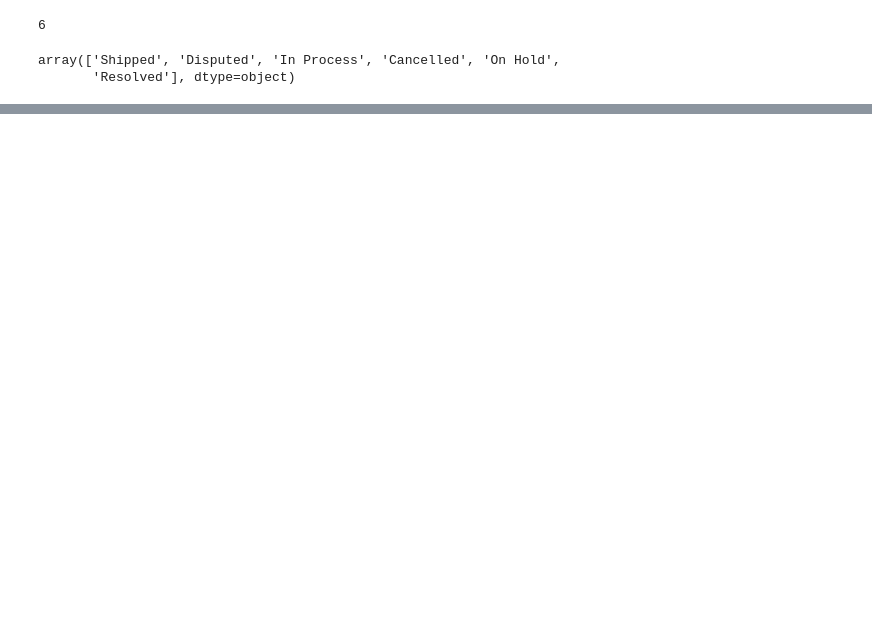
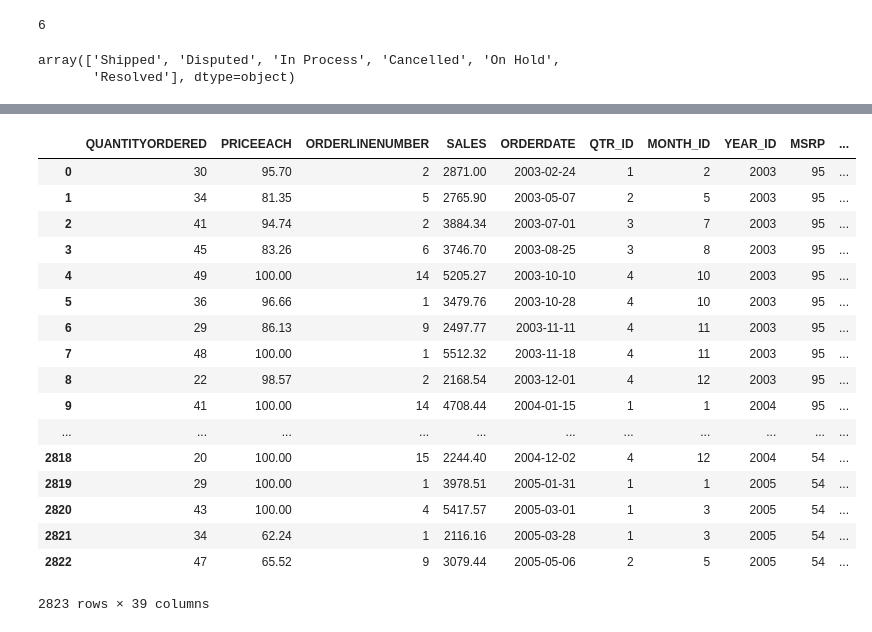
Before and after one commit to alby007100/Machine-Learning, a Jupyter notebook: Marketing AI/AI Business App.ipynb, the cells around one changed output, grey strips where cells are left out. Cells and saved outputs as stored; diff of their text form; code cells hidden in the pictures; blank space fills up the shorter version.

```diff
--- a/Marketing AI/AI Business App.ipynb
+++ b/Marketing AI/AI Business App.ipynb
@@ -236,0 +321,25 @@ def dummies(x):
+# %%
+# Since the number unique product code is 109, if we add one-hot variables, there
+# would be additional 109 columns, we can avoid that by using categorical encoding
+# This is not the optimal way of dealing with it but it's important to avoid curse of dimensionality
+sales_df['PRODUCTCODE'] = pd.Categorical(sales_df['PRODUCTCODE']).codes
+sales_df
+# %% [output]
+|  | QUANTITYORDERED | PRICEEACH | ORDERLINENUMBER | SALES | ORDERDATE | QTR_ID | MONTH_ID | YEAR_ID | MSRP | ... |
+| 0 | 30 | 95.70 | 2 | 2871.00 | 2003-02-24 | 1 | 2 | 2003 | 95 | ... |
+| 1 | 34 | 81.35 | 5 | 2765.90 | 2003-05-07 | 2 | 5 | 2003 | 95 | ... |
+| 2 | 41 | 94.74 | 2 | 3884.34 | 2003-07-01 | 3 | 7 | 2003 | 95 | ... |
+| 3 | 45 | 83.26 | 6 | 3746.70 | 2003-08-25 | 3 | 8 | 2003 | 95 | ... |
+| 4 | 49 | 100.00 | 14 | 5205.27 | 2003-10-10 | 4 | 10 | 2003 | 95 | ... |
+| 5 | 36 | 96.66 | 1 | 3479.76 | 2003-10-28 | 4 | 10 | 2003 | 95 | ... |
+| 6 | 29 | 86.13 | 9 | 2497.77 | 2003-11-11 | 4 | 11 | 2003 | 95 | ... |
+| 7 | 48 | 100.00 | 1 | 5512.32 | 2003-11-18 | 4 | 11 | 2003 | 95 | ... |
+| 8 | 22 | 98.57 | 2 | 2168.54 | 2003-12-01 | 4 | 12 | 2003 | 95 | ... |
+| 9 | 41 | 100.00 | 14 | 4708.44 | 2004-01-15 | 1 | 1 | 2004 | 95 | ... |
+| ... | ... | ... | ... | ... | ... | ... | ... | ... | ... | ... |
+| 2818 | 20 | 100.00 | 15 | 2244.40 | 2004-12-02 | 4 | 12 | 2004 | 54 | ... |
+| 2819 | 29 | 100.00 | 1 | 3978.51 | 2005-01-31 | 1 | 1 | 2005 | 54 | ... |
+| 2820 | 43 | 100.00 | 4 | 5417.57 | 2005-03-01 | 1 | 3 | 2005 | 54 | ... |
+| 2821 | 34 | 62.24 | 1 | 2116.16 | 2005-03-28 | 1 | 3 | 2005 | 54 | ... |
+| 2822 | 47 | 65.52 | 9 | 3079.44 | 2005-05-06 | 2 | 5 | 2005 | 54 | ... |
+2823 rows × 39 columns
```
Also changed, not shown: parts of 6 cells of this notebook.
